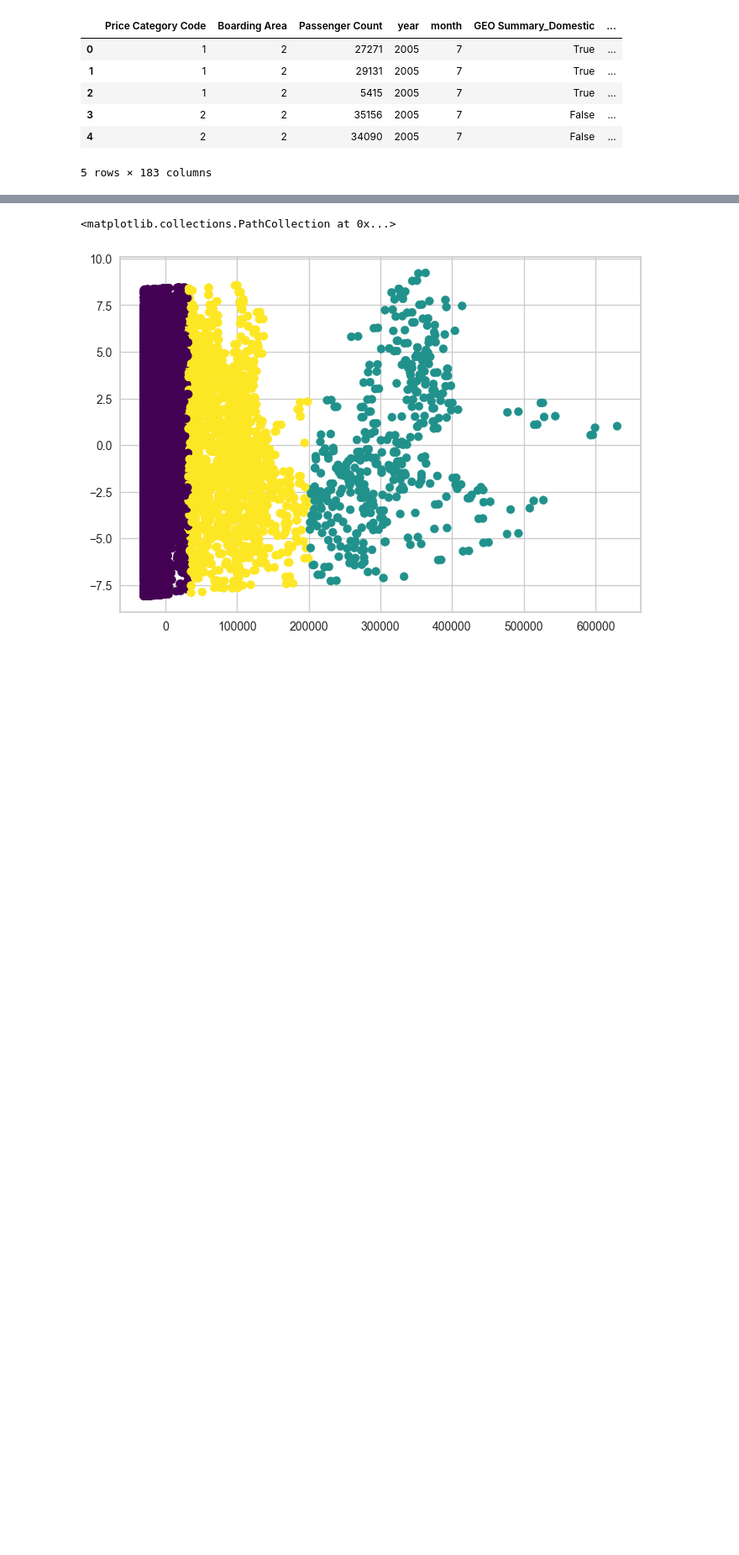
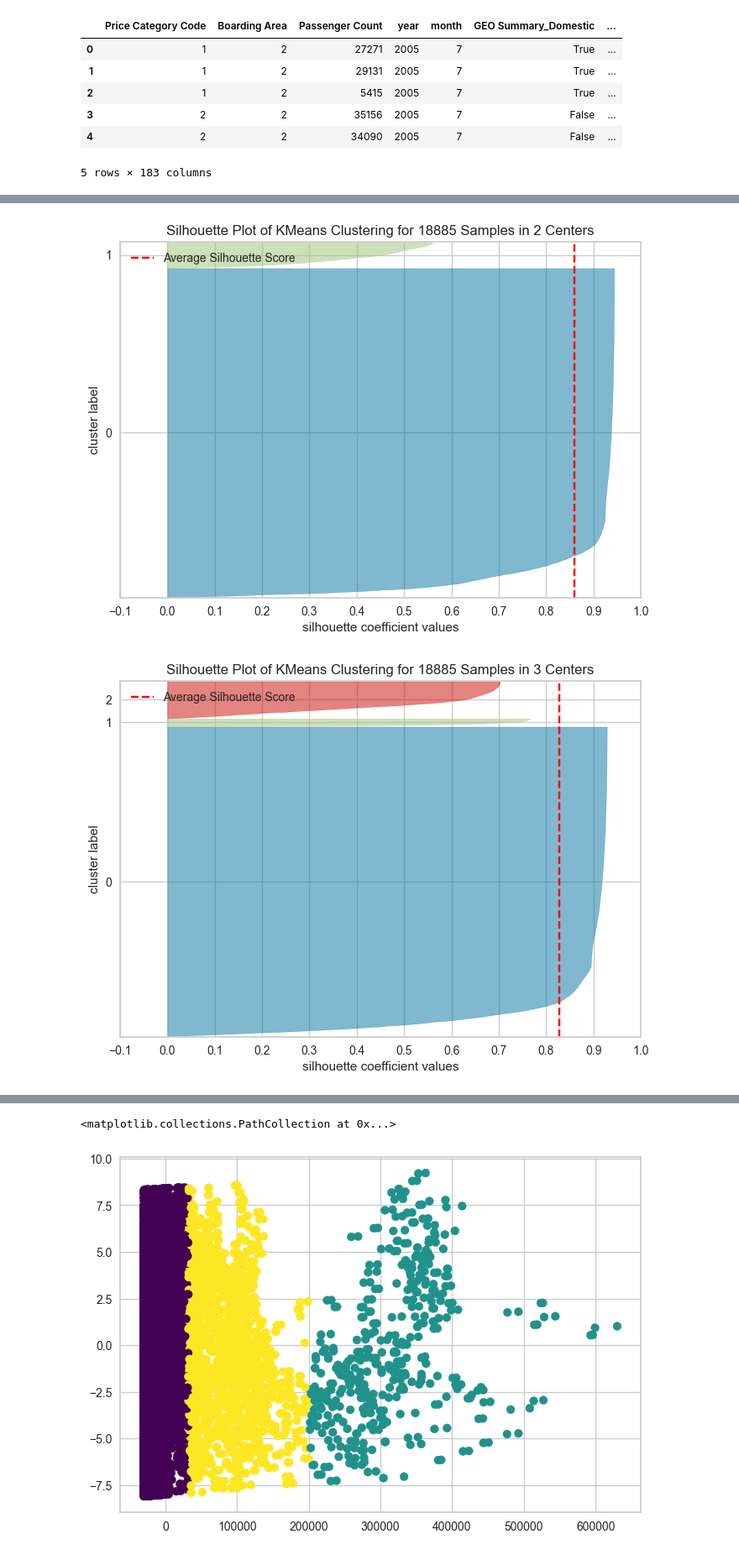
Before and after one commit to adlbgr/San-Francisco-Airport-Clustering, a Jupyter notebook: SanFranciscoAirport-Clustering.ipynb, the cells around one changed output, grey strips where cells are left out. Shown at 84% size. Drawn from its saved outputs; the diff is of its cells as text; code cells hidden in the pictures; blank space fills up the shorter version.

```diff
--- a/SanFranciscoAirport-Clustering.ipynb
+++ b/SanFranciscoAirport-Clustering.ipynb
@@ -468 +467,10 @@ visualizer.show() # Finalize and render the figure
 <Axes: title={'center': 'Distortion Score Elbow for KMeans Clustering'}, xlabel='k', ylabel='distortion score'>
+# %%
+km = KMeans(n_clusters=3, random_state=42)
+# Silhouette score for 3 clusters
+visualizer = SilhouetteVisualizer(km, colors='yellowbrick')
+visualizer.fit(X)
+visualizer.show()
+# %% [output]
+[figure, added]
+[figure, added]
```
Also changed, not shown: parts of 9 cells of this notebook, 1 other file.
